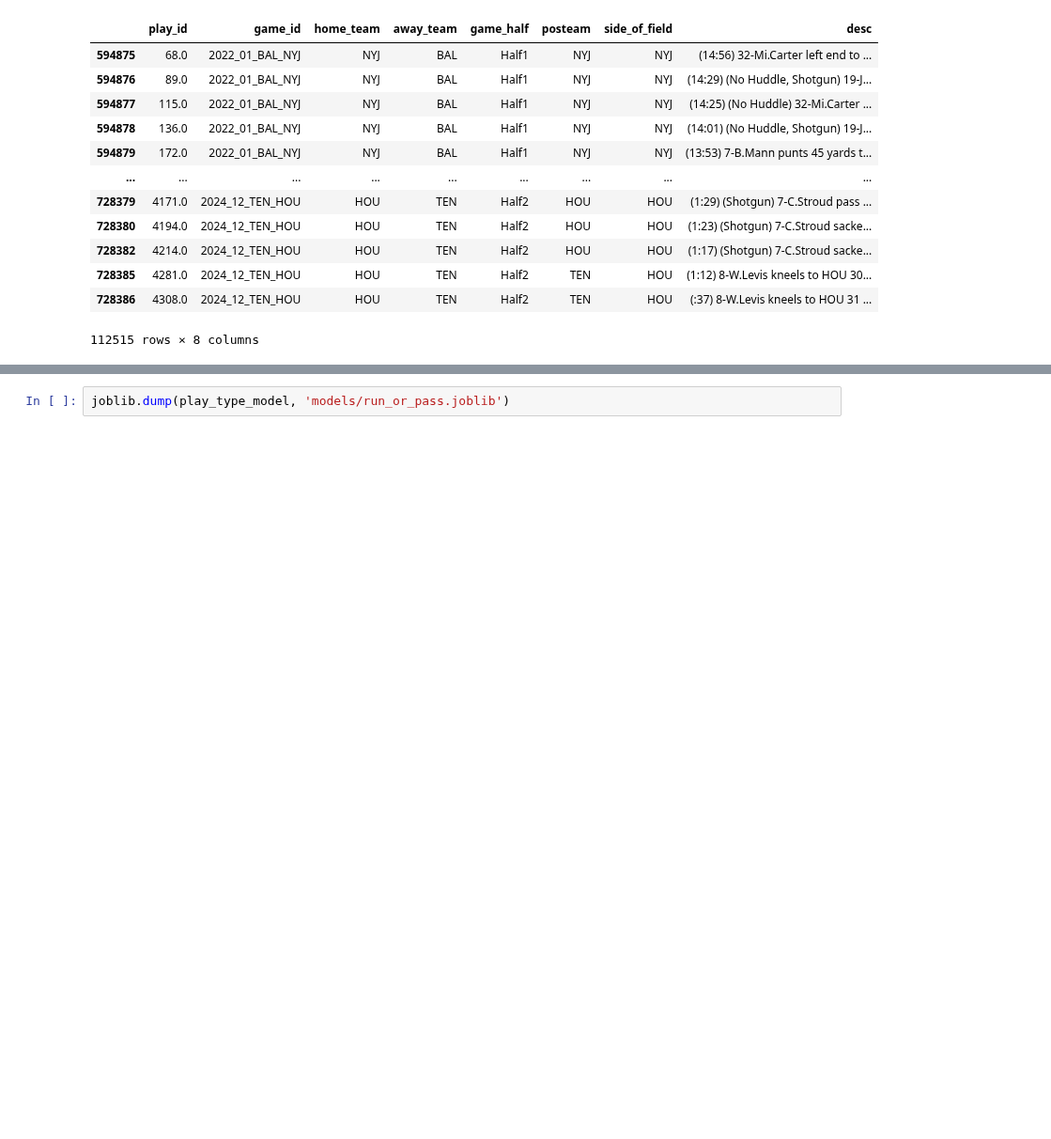
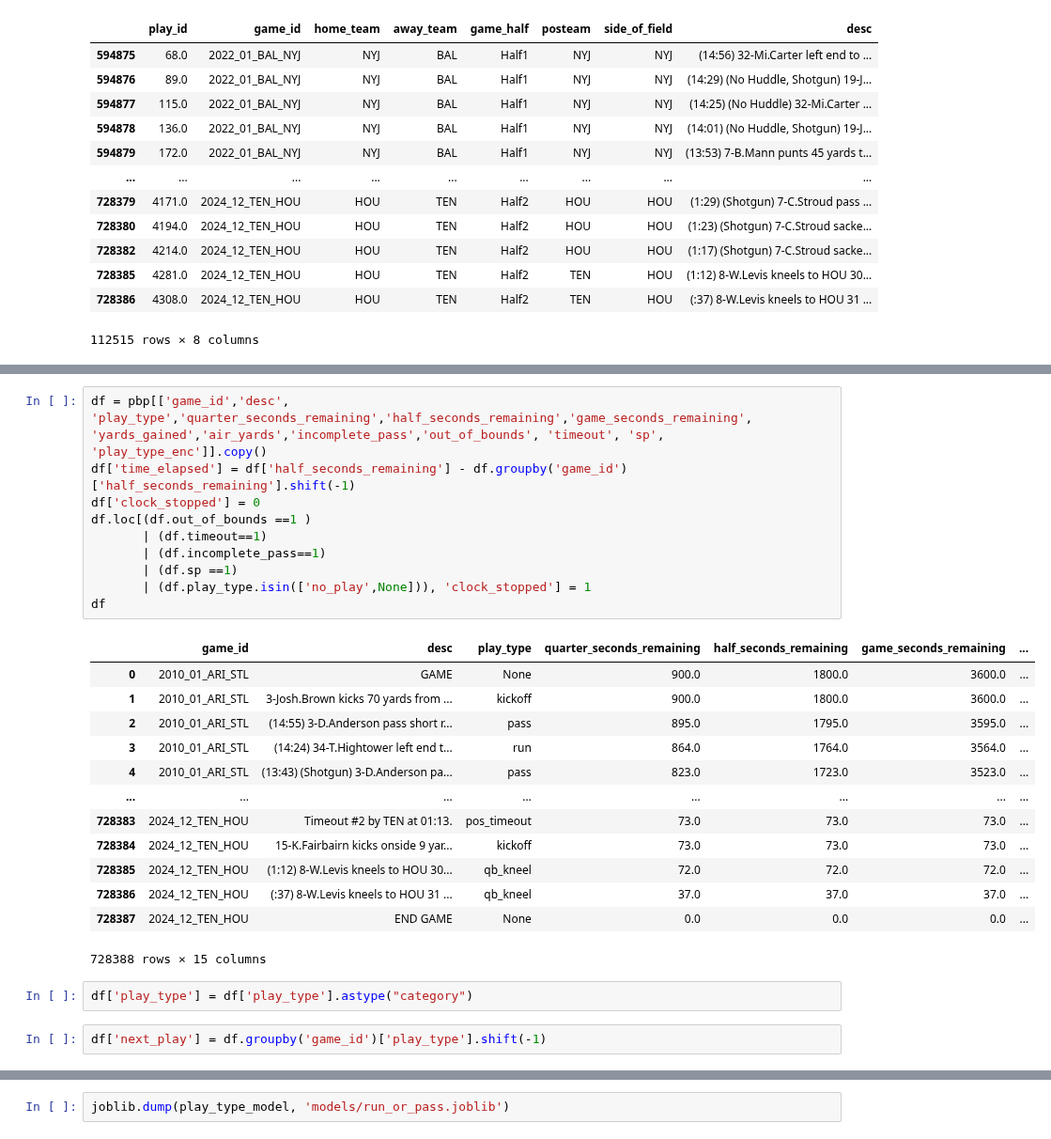
Before and after one commit to sharedw/NFL_sim, a Jupyter notebook: pass_or_run.ipynb, the cells around one changed output, grey strips where cells are left out. Shown at 94% size. Drawn from its saved outputs; the diff is of its cells as text; blank space fills up the shorter version.

```diff
--- a/pass_or_run.ipynb
+++ b/pass_or_run.ipynb
@@ -96,0 +119,28 @@ play_type_mapping = {
+# %%
+df = pbp[['game_id','desc', 'play_type','quarter_seconds_remaining','half_seconds_remaining','game_seconds_remaining', 'yards_gained','air_yards','incomplete_pass','out_of_bounds', 'timeout', 'sp', 'play_type_enc']].copy()
+df['time_elapsed'] = df['half_seconds_remaining'] - df.groupby('game_id')['half_seconds_remaining'].shift(-1)
+df['clock_stopped'] = 0
+df.loc[(df.out_of_bounds ==1 )
+       | (df.timeout==1)
+       | (df.incomplete_pass==1)
+       | (df.sp ==1)
+       | (df.play_type.isin(['no_play',None])), 'clock_stopped'] = 1
+df
+# %% [output]
+|  | game_id | desc | play_type | quarter_seconds_remaining | half_seconds_remaining | game_seconds_remaining | ... |
+| 0 | 2010_01_ARI_STL | GAME | None | 900.0 | 1800.0 | 3600.0 | ... |
+| 1 | 2010_01_ARI_STL | 3-Josh.Brown kicks 70 yards from ... | kickoff | 900.0 | 1800.0 | 3600.0 | ... |
+| 2 | 2010_01_ARI_STL | (14:55) 3-D.Anderson pass short r... | pass | 895.0 | 1795.0 | 3595.0 | ... |
+| 3 | 2010_01_ARI_STL | (14:24) 34-T.Hightower left end t... | run | 864.0 | 1764.0 | 3564.0 | ... |
+| 4 | 2010_01_ARI_STL | (13:43) (Shotgun) 3-D.Anderson pa... | pass | 823.0 | 1723.0 | 3523.0 | ... |
+| ... | ... | ... | ... | ... | ... | ... | ... |
+| 728383 | 2024_12_TEN_HOU | Timeout #2 by TEN at 01:13. | pos_timeout | 73.0 | 73.0 | 73.0 | ... |
+| 728384 | 2024_12_TEN_HOU | 15-K.Fairbairn kicks onside 9 yar... | kickoff | 73.0 | 73.0 | 73.0 | ... |
+| 728385 | 2024_12_TEN_HOU | (1:12) 8-W.Levis kneels to HOU 30... | qb_kneel | 72.0 | 72.0 | 72.0 | ... |
+| 728386 | 2024_12_TEN_HOU | (:37) 8-W.Levis kneels to HOU 31 ... | qb_kneel | 37.0 | 37.0 | 37.0 | ... |
+| 728387 | 2024_12_TEN_HOU | END GAME | None | 0.0 | 0.0 | 0.0 | ... |
+728388 rows × 15 columns
+# %%
+df['play_type'] = df['play_type'].astype("category")
+# %%
+df['next_play'] = df.groupby('game_id')['play_type'].shift(-1)
```
Also changed, not shown: parts of 28 cells of this notebook, 2 other files.
